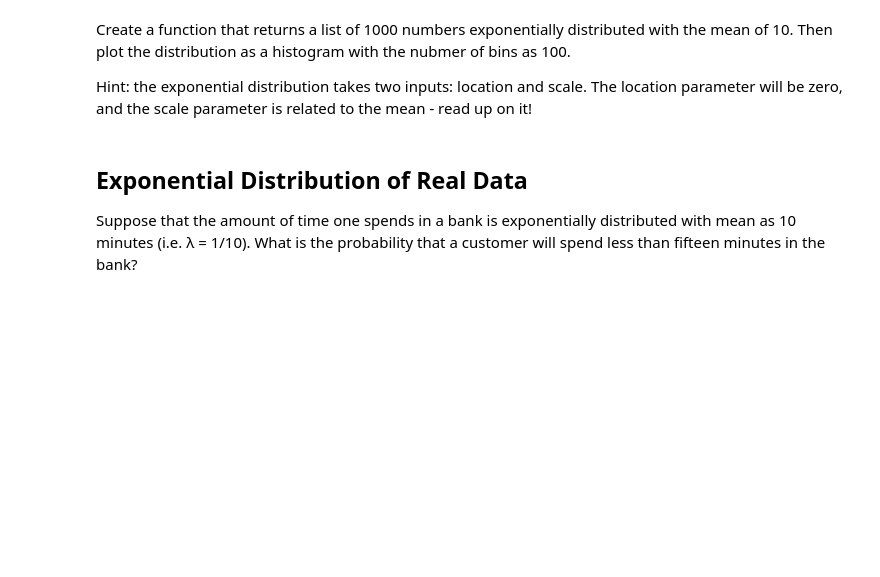
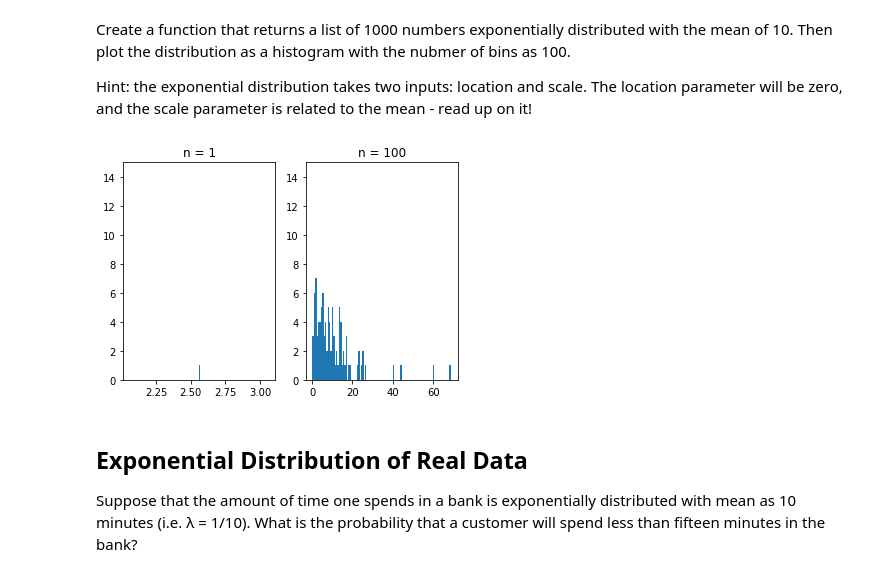
Before and after one commit to Shinan-tech/data-pt-ber-08-20, a Jupyter notebook: Labs/module-2_labs/01_statistics/07_lab-continuous-probability-distribution/your-code/main.ipynb, the cells around one changed output. Cells and saved outputs as stored; diff of their text form; code cells hidden in the pictures; blank space fills up the shorter version.

```diff
--- a/Labs/module-2_labs/01_statistics/07_lab-continuous-probability-distribution/your-code/main.ipynb
+++ b/Labs/module-2_labs/01_statistics/07_lab-continuous-probability-distribution/your-code/main.ipynb
@@ -173,3 +171,23 @@ def exp_dis():
+# %%
+# your code here
+
+from scipy.stats import expon
+
+def expon_dist(size):
+    return expon.rvs(0, 10, size = size)
+
+sample_size = [1, 100]
+dists = [expon_dist(sample_size[0]), expon_dist(sample_size[1])]
+
+# Plot each histogram
+fig, ax = plt.subplots(1,2)
+
+for i in range(2):
+    ax[i].hist(dists[i], bins = 100)
+    ax[i].set_title('n = ' + str(sample_size[i]))
+    ax[i].set_ylim(0, 15)
+# %% [output]
+[figure, added]
 # %% [markdown]
 ## Exponential Distribution of Real Data
 
```
Also changed, not shown: parts of 9 cells of this notebook, 4 other files.
